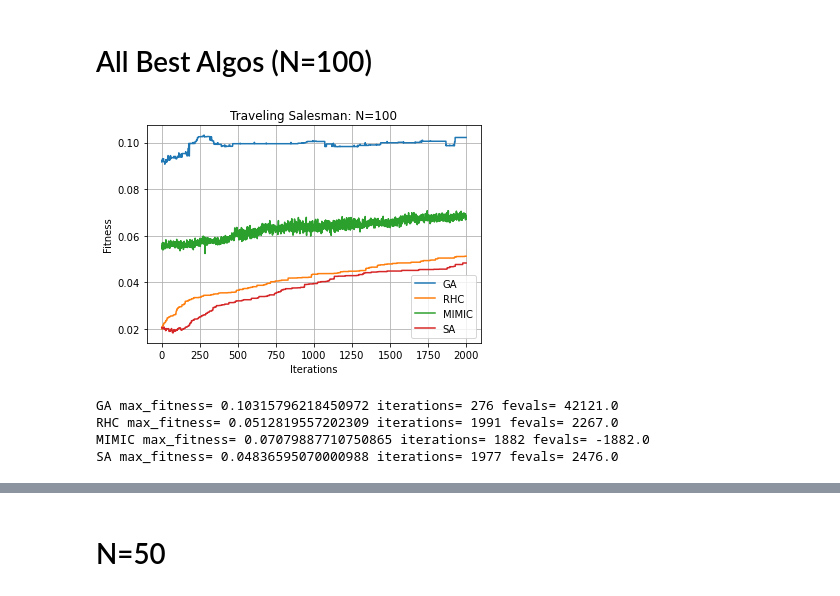
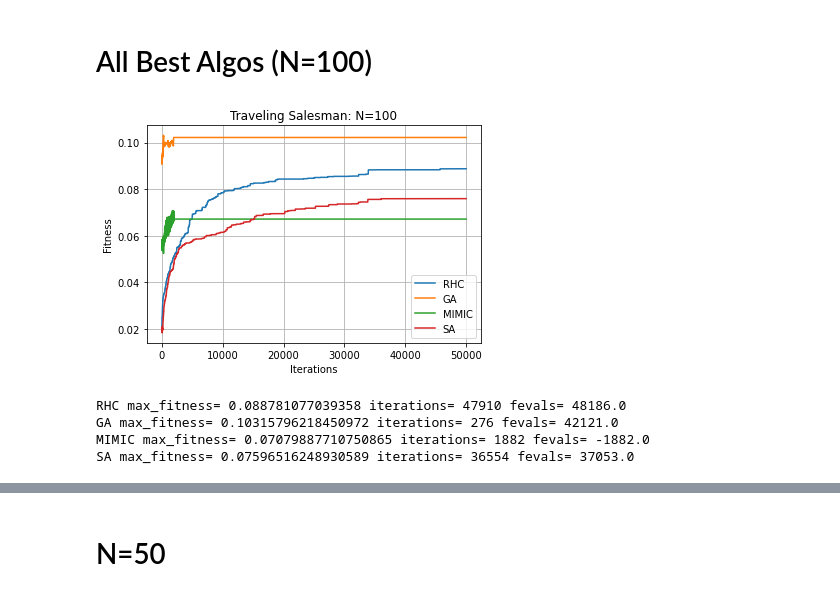
Before and after one commit to rahalrsh/randomized-optimization, a Jupyter notebook: Traveling_Salesman.ipynb, the cells around one changed output, grey strips where cells are left out. Saved outputs shown, nothing was run; the diff lists cells and outputs as text; code cells hidden in the pictures.

```diff
--- a/Traveling_Salesman.ipynb
+++ b/Traveling_Salesman.ipynb
@@ -268,30 +268,30 @@ plot_fitness(ft_df[:2000], files, title="GA: Mate Size (for Population=350)", sa
 # All Best Algos (N=100)
 # %%
 files = {
+        "exp00-RHC-0"      : "RHC",
     "exp05-GA-5"       : "GA",
-    "exp00-RHC-0"      : "RHC",
     "exp02-MIMIC-3"    : "MIMIC",
     "exp01-SA-0"       : "SA",
 }
 
 df_test = combine_csv("tsp", files)
 
 ft_df = get_fitness_df(df_test)
 
 fe_df = get_fevals_df(df_test)
 t_df = get_time_df(df_test)
 
 # ft_df
-plot_fitness(ft_df[:2000], files, title="Traveling Salesman: N=100", save_as="tsm/10")
+plot_fitness(ft_df[:50000], files, title="Traveling Salesman: N=100", save_as="tsm/10")
 # %% [output]
-[figure, old version]
+[figure, new version]
 # %%
-plot_max_fitness_bar(df_test[:2000], files, title="", plot=False)
+plot_max_fitness_bar(df_test[:50000], files, title="", plot=False)
 # %% [output]
+RHC max_fitness= 0.088781077039358 iterations= 47910 fevals= 48186.0
 GA max_fitness= 0.10315796218450972 iterations= 276 fevals= 42121.0
-RHC max_fitness= 0.0512819557202309 iterations= 1991 fevals= 2267.0
 MIMIC max_fitness= 0.07079887710750865 iterations= 1882 fevals= -1882.0
-SA max_fitness= 0.04836595070000988 iterations= 1977 fevals= 2476.0
+SA max_fitness= 0.07596516248930589 iterations= 36554 fevals= 37053.0
 # %%
 plot_max_time_bar(df_test[:2000], files, title="", plot=False)
 # %% [output]
```
Also changed, not shown: parts of 4 cells of this notebook, 1 other file.
